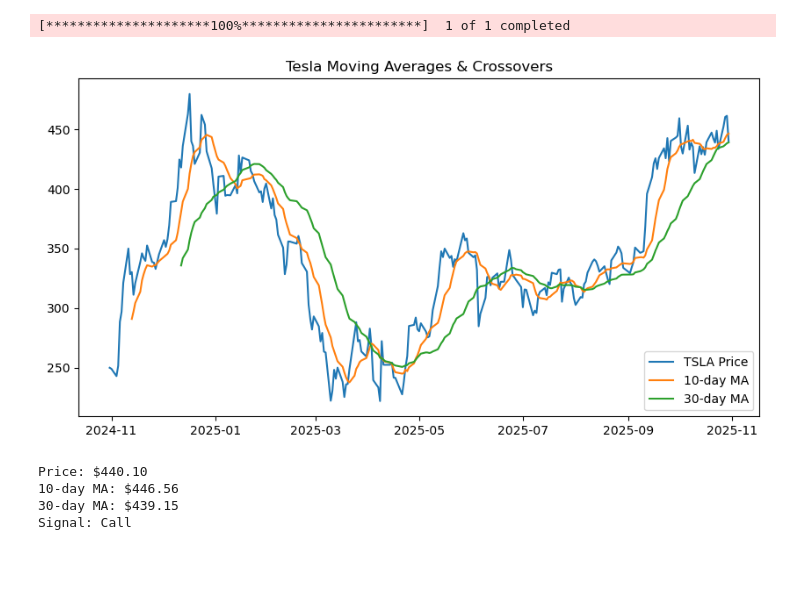
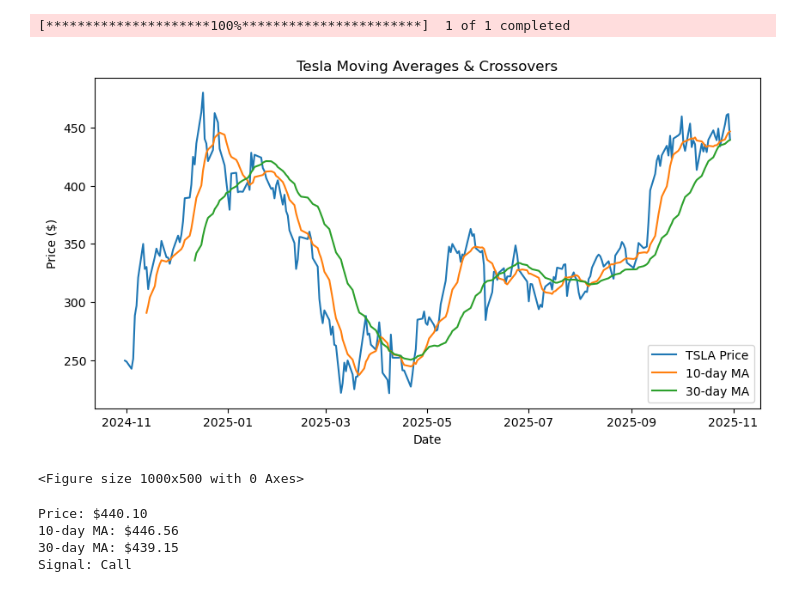
Before and after one commit to niamhnoln/Stat30320, a Jupyter notebook: Moving Averages TSLA.ipynb, the cells around one changed output. Drawn from its saved outputs; the diff is of its cells as text; code cells hidden in the pictures; blank space fills up the shorter version.

```diff
--- a/Moving Averages TSLA.ipynb
+++ b/Moving Averages TSLA.ipynb
@@ -1,30 +1,34 @@
 # %%
 import pandas as pd
 import numpy as np
 import matplotlib.pyplot as plt
 import yfinance as yf
 
 ticker = "TSLA"
 data = yf.download(ticker, start="2024-10-31", end="2025-10-31")
 
 data['MA10'] = data['Close'].rolling(window=10).mean()
 data['MA30'] = data['Close'].rolling(window=30).mean()
 
 data['Signal'] = 0
 data.loc[data['MA10'] > data['MA30'], 'Signal'] = 1
 data.loc[data['MA10'] < data['MA30'], 'Signal'] = -1
 data['Position'] = data['Signal'].shift(1)
 
 plt.figure(figsize=(10,5))
 plt.plot(data['Close'], label='TSLA Price')
 plt.plot(data['MA10'], label='10-day MA')
 plt.plot(data['MA30'], label='30-day MA')
 plt.legend()
 plt.title('Tesla Moving Averages & Crossovers')
+plt.xlabel('Date')
+plt.ylabel('Price ($)')
+plt.figure(figsize=(10,5))
 plt.show()
 # %% [output]
 [*********************100%***********************]  1 of 1 completed
-[figure, old version]
+[figure, new version]
+<Figure size 1000x500 with 0 Axes>
 # %%
 short_ma = float(data['MA10'].iloc[-1])
 long_ma = float(data['MA30'].iloc[-1])
```
